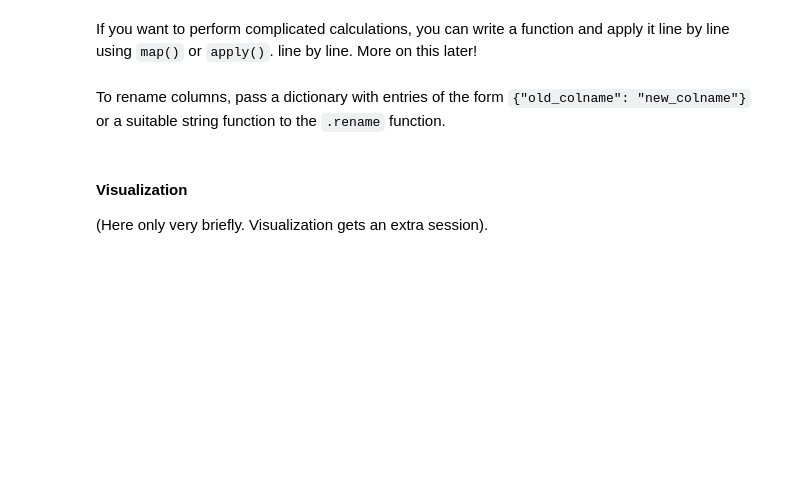
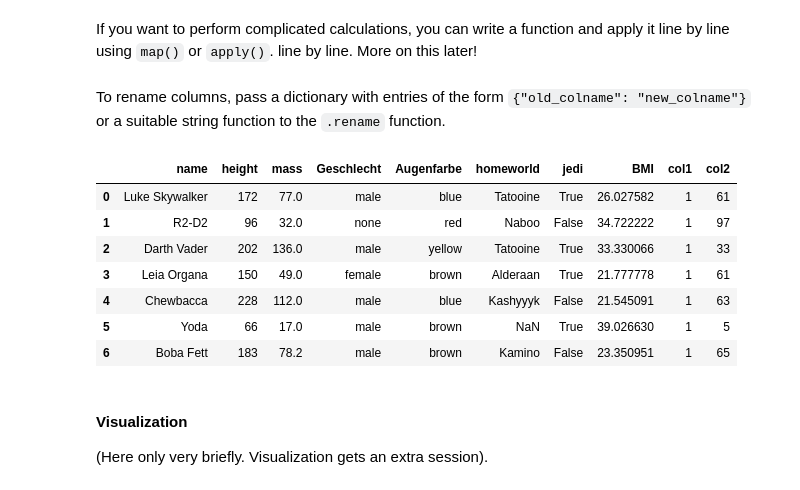
Before and after one commit to ZuebeyirEser/DataScienceCourseExercise, a Jupyter notebook: SecondWeek/course_content_second.ipynb, the cells around one changed output. Drawn from its saved outputs; the diff is of its cells as text; code cells hidden in the pictures; blank space fills up the shorter version.

```diff
--- a/SecondWeek/course_content_second.ipynb
+++ b/SecondWeek/course_content_second.ipynb
@@ -137,6 +324,18 @@ If you want to perform complicated calculations, you can write a function and ap
 line by line. More on this later!
 # %% [markdown]
 To rename columns, pass a dictionary with entries of the form `{"old_colname": "new_colname"}` or a suitable string function to the `.rename` function.
+# %%
+star_wars_renamed = star_wars.rename(columns= {"eye_color":"Augenfarbe","sex":"Geschlecht"})
+star_wars_renamed
+# %% [output]
+|  | name | height | mass | Geschlecht | Augenfarbe | homeworld | jedi | BMI | col1 | col2 |
+| 0 | Luke Skywalker | 172 | 77.0 | male | blue | Tatooine | True | 26.027582 | 1 | 61 |
+| 1 | R2-D2 | 96 | 32.0 | none | red | Naboo | False | 34.722222 | 1 | 97 |
+| 2 | Darth Vader | 202 | 136.0 | male | yellow | Tatooine | True | 33.330066 | 1 | 33 |
+| 3 | Leia Organa | 150 | 49.0 | female | brown | Alderaan | True | 21.777778 | 1 | 61 |
+| 4 | Chewbacca | 228 | 112.0 | male | blue | Kashyyyk | False | 21.545091 | 1 | 63 |
+| 5 | Yoda | 66 | 17.0 | male | brown | NaN | True | 39.026630 | 1 | 5 |
+| 6 | Boba Fett | 183 | 78.2 | male | brown | Kamino | False | 23.350951 | 1 | 65 |
 # %% [markdown]
 #### Visualization
 
```
Also changed, not shown: parts of 45 cells of this notebook, 1 other file.
